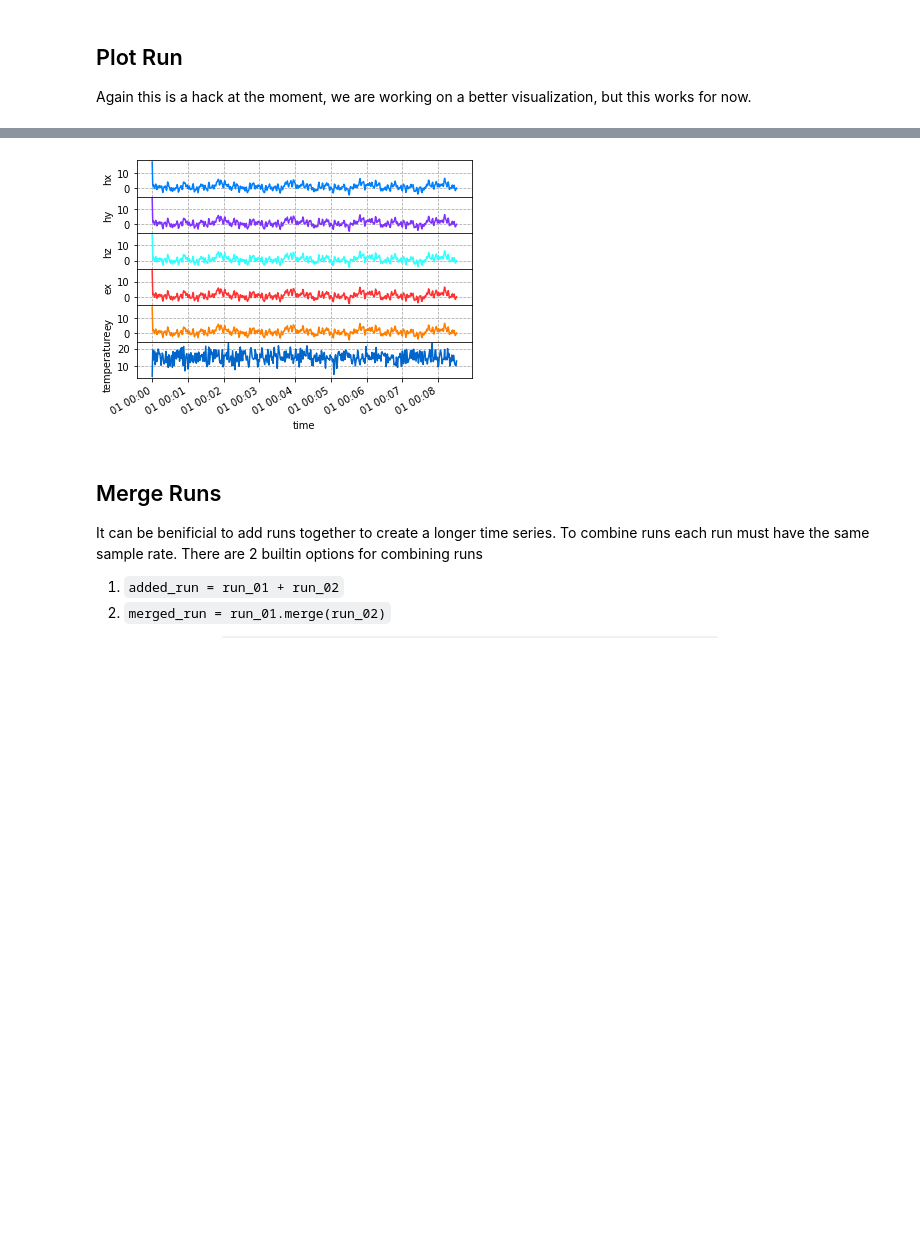
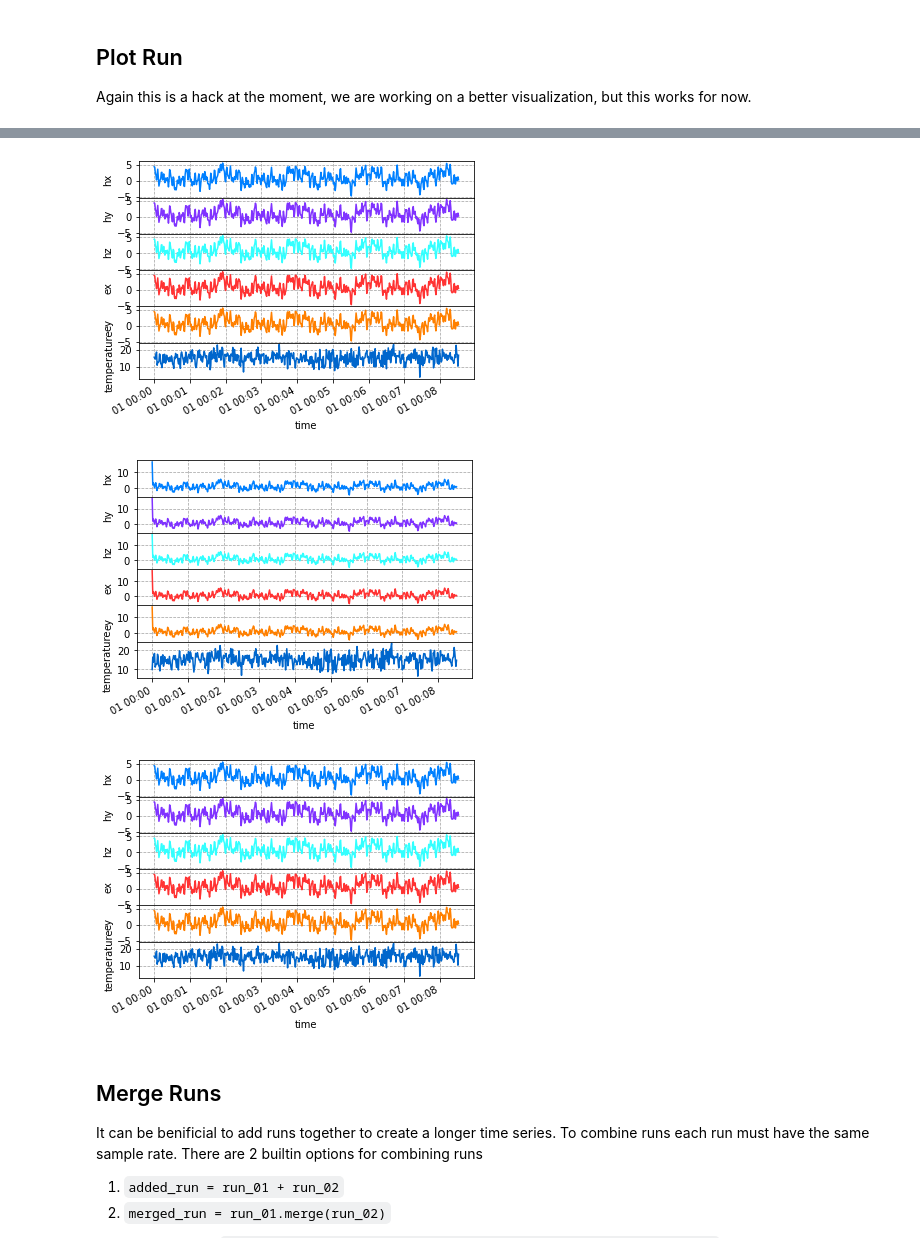
Before and after one commit to kujaku11/mth5, a Jupyter notebook: docs/examples/notebooks/run_ts_example.ipynb, the cells around one changed output, grey strips where cells are left out. Saved outputs shown, nothing was run; the diff lists cells and outputs as text; code cells hidden in the pictures; blank space fills up the shorter version.

```diff
--- a/docs/examples/notebooks/run_ts_example.ipynb
+++ b/docs/examples/notebooks/run_ts_example.ipynb
@@ -113,0 +135,2 @@ decimated_run = run.decimate(1)
+# %%
+resample_poly_run = run.resample_poly(1)
@@ -114,7 +139,10 @@ decimated_run = run.decimate(1)
 # %%
 decimated_run.plot()
+resample_poly_run.plot()
 # %% [output]
-[figure, old version]
+[figure, new version]
+[figure, added]
+[figure, added]
 # %% [markdown]
 ## Merge Runs
 
```
Also changed, not shown: parts of 11 cells of this notebook, 9 other files.
